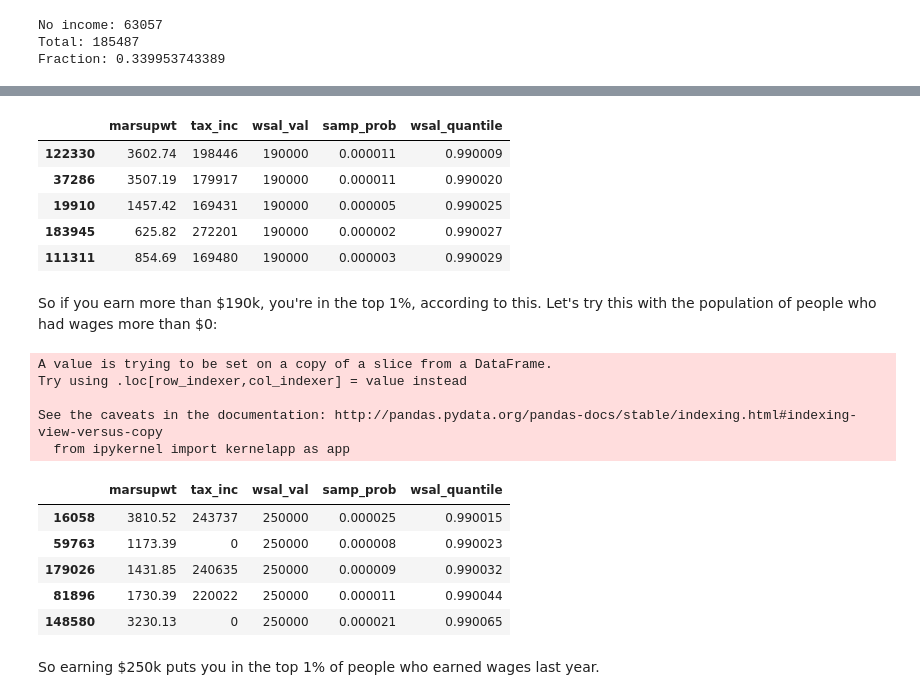
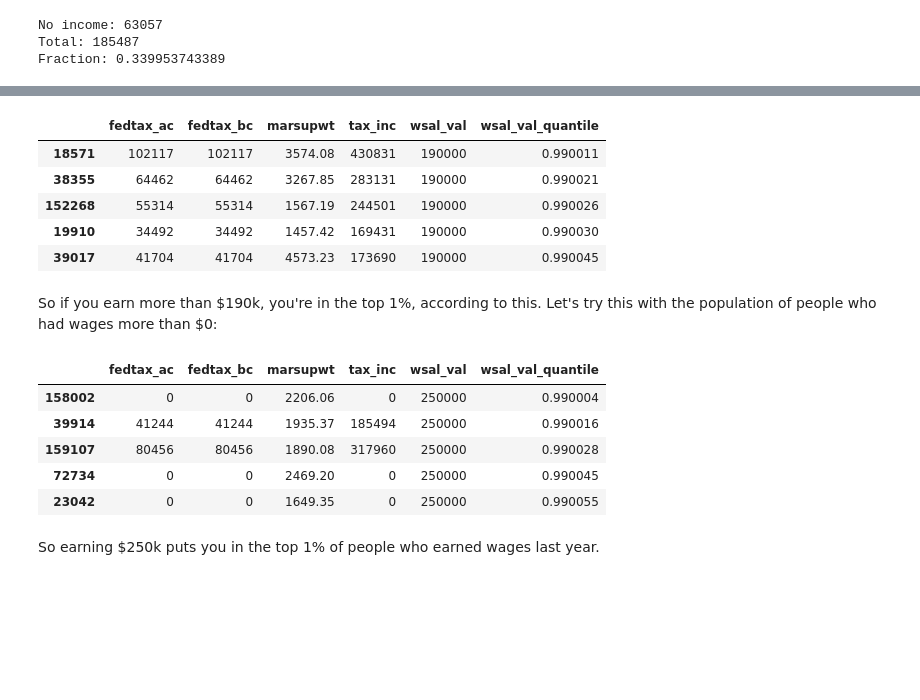
Before and after one commit to cmdavis4/census, a Jupyter notebook: explore_census_data.ipynb, the cells around one changed output, grey strips where cells are left out. Saved outputs shown, nothing was run; the diff lists cells and outputs as text; code cells hidden in the pictures; blank space fills up the shorter version.

```diff
--- a/explore_census_data.ipynb
+++ b/explore_census_data.ipynb
@@ -22,13 +23,8 @@ Number of records:
 
 # TODO: Read up more on the various income metrics
 
-records = read_asec_data('data/asec2016_pubuse_v2.dat', 'data/asec2016_dd.txt', 'person', ['MARSUPWT', 'TAX_INC', 'WSAL_VAL'])
-person_df = pd.DataFrame(records)
-person_df.columns = [x.lower() for x in person_df.columns]
-person_df['marsupwt'] = person_df['marsupwt'].astype(float) / 100
-person_df['tax_inc'] = person_df['tax_inc'].astype(int)
-person_df['wsal_val'] = person_df['wsal_val'].astype(int)
-person_df = person_df.sort_values('tax_inc')
+person_df = read_asec_data('data/asec2016_pubuse_v2.dat', 'data/asec2016_dd.txt', 'person',
+                         ['MARSUPWT', 'TAX_INC', 'WSAL_VAL', 'FEDTAX_BC', 'FEDTAX_AC'], as_df=True)
 # %%
 person_df.head()
 # %% [output]
@@ -53,36 +49,29 @@ person_df.loc[person_df['wsal_val'] == 0, 'marsupwt'].sum()/person_df['marsupwt'
 # %%
-quantiled = person_df.copy()
-quantiled['samp_prob'] = quantiled['marsupwt'] / quantiled['marsupwt'].sum()
-quantiled = quantiled.sort_values('wsal_val')
-quantiled['wsal_quantile'] = np.cumsum(quantiled['samp_prob'])
-quantiled[quantiled['wsal_quantile'] >= .99].head()
+person_df = add_quantiles(person_df, 'wsal_val')
+# quantiled['samp_prob'] = quantiled['marsupwt'] / quantiled['marsupwt'].sum()
+# quantiled = quantiled.sort_values('wsal_val')
+# quantiled['wsal_quantile'] = np.cumsum(quantiled['samp_prob'])
+person_df[person_df['wsal_val_quantile'] >= .99].head()
 # %% [output]
-|  | marsupwt | tax_inc | wsal_val | samp_prob | wsal_quantile |
-| 122330 | 3602.74 | 198446 | 190000 | 0.000011 | 0.990009 |
-| 37286 | 3507.19 | 179917 | 190000 | 0.000011 | 0.990020 |
-| 19910 | 1457.42 | 169431 | 190000 | 0.000005 | 0.990025 |
-| 183945 | 625.82 | 272201 | 190000 | 0.000002 | 0.990027 |
-| 111311 | 854.69 | 169480 | 190000 | 0.000003 | 0.990029 |
+|  | fedtax_ac | fedtax_bc | marsupwt | tax_inc | wsal_val | wsal_val_quantile |
+| 18571 | 102117 | 102117 | 3574.08 | 430831 | 190000 | 0.990011 |
+| 38355 | 64462 | 64462 | 3267.85 | 283131 | 190000 | 0.990021 |
+| 152268 | 55314 | 55314 | 1567.19 | 244501 | 190000 | 0.990026 |
+| 19910 | 34492 | 34492 | 1457.42 | 169431 | 190000 | 0.990030 |
+| 39017 | 41704 | 41704 | 4573.23 | 173690 | 190000 | 0.990045 |
 # %% [markdown]
 So if you earn more than \$190k, you're in the top 1%, according to this. Let's try this with the population of people who had wages more than $0:
 # %%
 earners = person_df[person_df['wsal_val'] > 0]
-earners['samp_prob'] = earners['marsupwt'] / earners['marsupwt'].sum()
-earners = earners.sort_values('wsal_val')
-earners['wsal_quantile'] = np.cumsum(earners['samp_prob'])
-earners[earners['wsal_quantile'] >= .99].head()
+earners = add_quantiles(earners, 'wsal_val')
+earners[earners['wsal_val_quantile'] >= .99].head()
 # %% [output]
-A value is trying to be set on a copy of a slice from a DataFrame.
-Try using .loc[row_indexer,col_indexer] = value instead
-
-See the caveats in the documentation: http://pandas.pydata.org/pandas-docs/stable/indexing.html#indexing-view-versus-copy
-  from ipykernel import kernelapp as app
-|  | marsupwt | tax_inc | wsal_val | samp_prob | wsal_quantile |
-| 16058 | 3810.52 | 243737 | 250000 | 0.000025 | 0.990015 |
-| 59763 | 1173.39 | 0 | 250000 | 0.000008 | 0.990023 |
-| 179026 | 1431.85 | 240635 | 250000 | 0.000009 | 0.990032 |
-| 81896 | 1730.39 | 220022 | 250000 | 0.000011 | 0.990044 |
-| 148580 | 3230.13 | 0 | 250000 | 0.000021 | 0.990065 |
+|  | fedtax_ac | fedtax_bc | marsupwt | tax_inc | wsal_val | wsal_val_quantile |
+| 158002 | 0 | 0 | 2206.06 | 0 | 250000 | 0.990004 |
+| 39914 | 41244 | 41244 | 1935.37 | 185494 | 250000 | 0.990016 |
+| 159107 | 80456 | 80456 | 1890.08 | 317960 | 250000 | 0.990028 |
+| 72734 | 0 | 0 | 2469.20 | 0 | 250000 | 0.990045 |
+| 23042 | 0 | 0 | 1649.35 | 0 | 250000 | 0.990055 |
 # %% [markdown]
 So earning \$250k puts you in the top 1% of people who earned wages last year.
 # %% [markdown]
```
Also changed, not shown: parts of 9 cells of this notebook, 2 other files.
